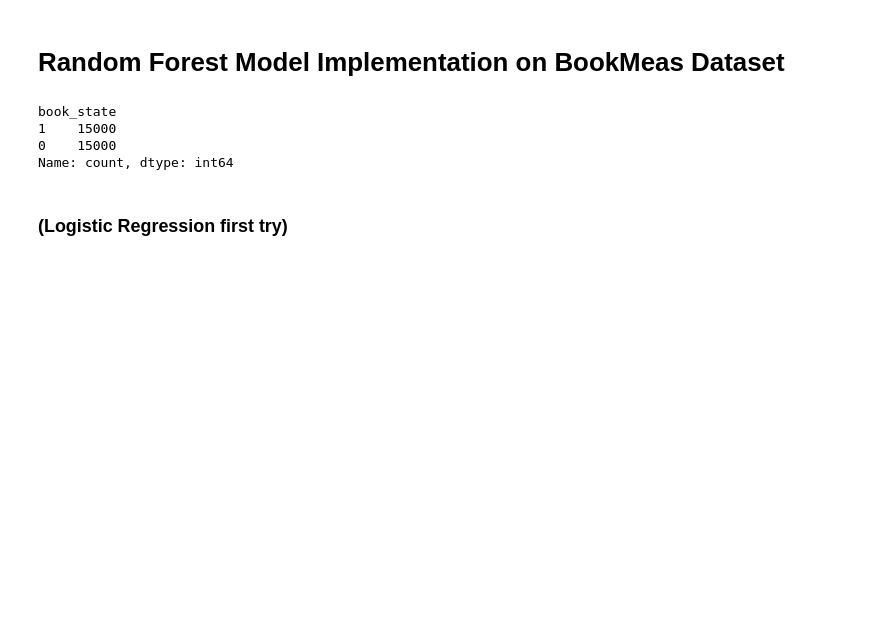
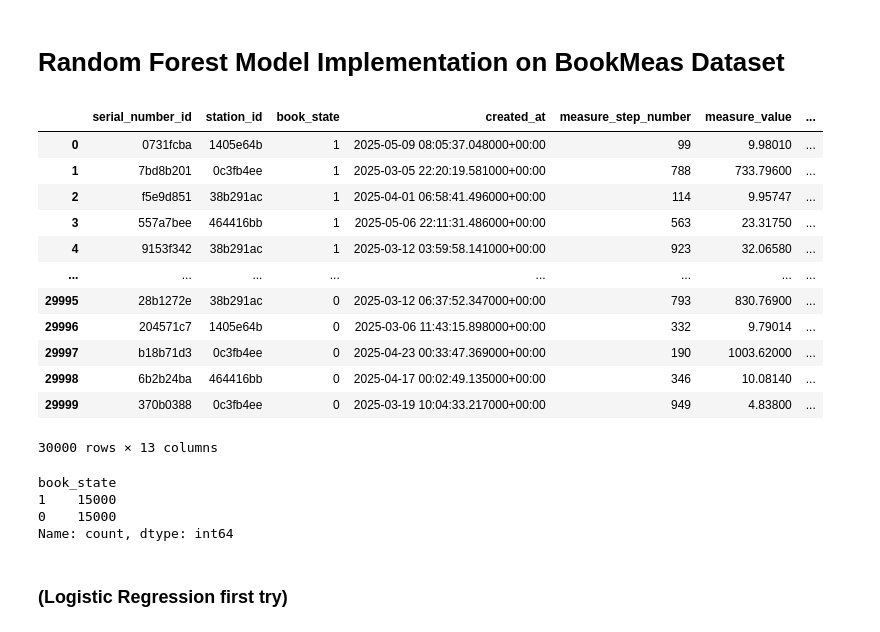
Before and after one commit to alinik24/Forvia_Hella_ML, a Jupyter notebook: src/model/random_forest_model.ipynb, the cells around one changed output. Saved outputs shown, nothing was run; the diff lists cells and outputs as text; code cells hidden in the pictures; blank space fills up the shorter version.

```diff
--- a/src/model/random_forest_model.ipynb
+++ b/src/model/random_forest_model.ipynb
@@ -16,6 +16,22 @@ base_path = r"..\..\data\Final Datasets"
 bookmeas_dataset = os.path.join(base_path, "merged_cleaned_balanced_15k.parquet")
 # %%
 df_bo_me = pd.read_parquet(bookmeas_dataset)
+# %%
+df_bo_me
+# %% [output]
+|  | serial_number_id | station_id | book_state | created_at | measure_step_number | measure_value | ... |
+| 0 | 0731fcba | 1405e64b | 1 | 2025-05-09 08:05:37.048000+00:00 | 99 | 9.98010 | ... |
+| 1 | 7bd8b201 | 0c3fb4ee | 1 | 2025-03-05 22:20:19.581000+00:00 | 788 | 733.79600 | ... |
+| 2 | f5e9d851 | 38b291ac | 1 | 2025-04-01 06:58:41.496000+00:00 | 114 | 9.95747 | ... |
+| 3 | 557a7bee | 464416bb | 1 | 2025-05-06 22:11:31.486000+00:00 | 563 | 23.31750 | ... |
+| 4 | 9153f342 | 38b291ac | 1 | 2025-03-12 03:59:58.141000+00:00 | 923 | 32.06580 | ... |
+| ... | ... | ... | ... | ... | ... | ... | ... |
+| 29995 | 28b1272e | 38b291ac | 0 | 2025-03-12 06:37:52.347000+00:00 | 793 | 830.76900 | ... |
+| 29996 | 204571c7 | 1405e64b | 0 | 2025-03-06 11:43:15.898000+00:00 | 332 | 9.79014 | ... |
+| 29997 | b18b71d3 | 0c3fb4ee | 0 | 2025-04-23 00:33:47.369000+00:00 | 190 | 1003.62000 | ... |
+| 29998 | 6b2b24ba | 464416bb | 0 | 2025-04-17 00:02:49.135000+00:00 | 346 | 10.08140 | ... |
+| 29999 | 370b0388 | 0c3fb4ee | 0 | 2025-03-19 10:04:33.217000+00:00 | 949 | 4.83800 | ... |
+30000 rows × 13 columns
 # %%
 label_col = 'book_state'
 y = df_bo_me[label_col]
```
Also changed, not shown: 2 other files.
